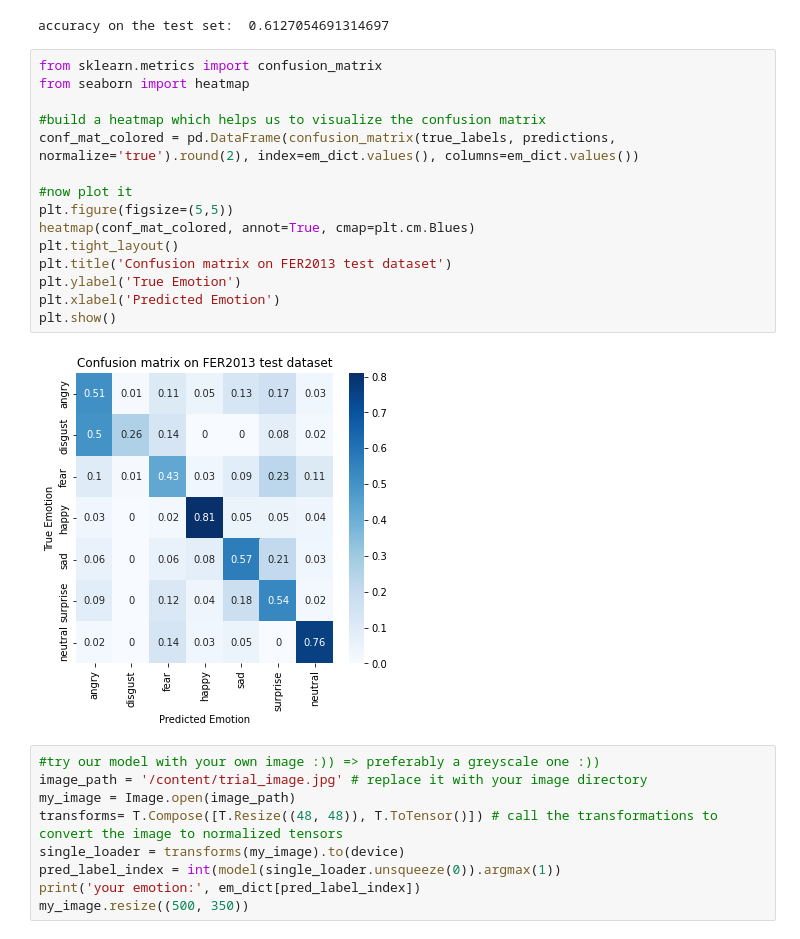
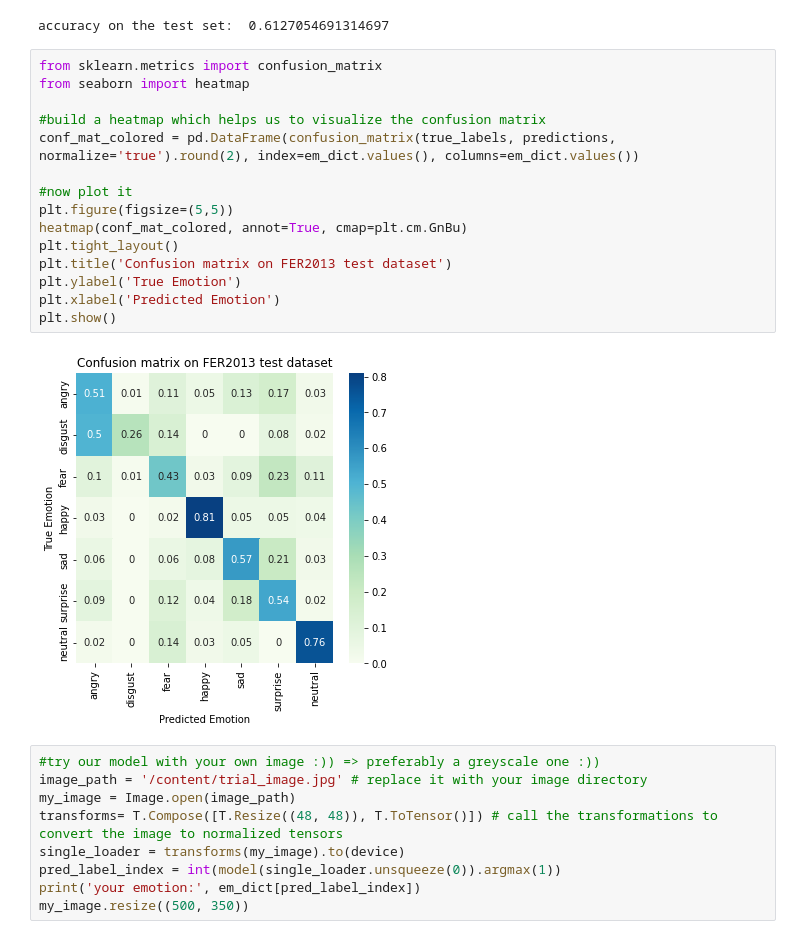
Before and after one commit to abbasmammadov/Facial-Expression-Recognition, a Jupyter notebook: Error_Analysis.ipynb, the cells around one changed output. Drawn from its saved outputs; the diff is of its cells as text.

```diff
--- a/Error_Analysis.ipynb
+++ b/Error_Analysis.ipynb
@@ -102,20 +102,20 @@ accuracy on the test set:  0.6127054691314697
 # %%
 from sklearn.metrics import confusion_matrix
 from seaborn import heatmap
 
 #build a heatmap which helps us to visualize the confusion matrix
 conf_mat_colored = pd.DataFrame(confusion_matrix(true_labels, predictions, normalize='true').round(2), index=em_dict.values(), columns=em_dict.values())
 
 #now plot it
 plt.figure(figsize=(5,5))
-heatmap(conf_mat_colored, annot=True, cmap=plt.cm.Blues)
+heatmap(conf_mat_colored, annot=True, cmap=plt.cm.GnBu)
 plt.tight_layout()
 plt.title('Confusion matrix on FER2013 test dataset')
 plt.ylabel('True Emotion')
 plt.xlabel('Predicted Emotion')
 plt.show()
 # %% [output]
-[figure, old version]
+[figure, new version]
 # %%
 #try our model with your own image :)) => preferably a greyscale one :))
 image_path = '/content/trial_image.jpg' # replace it with your image directory
```
